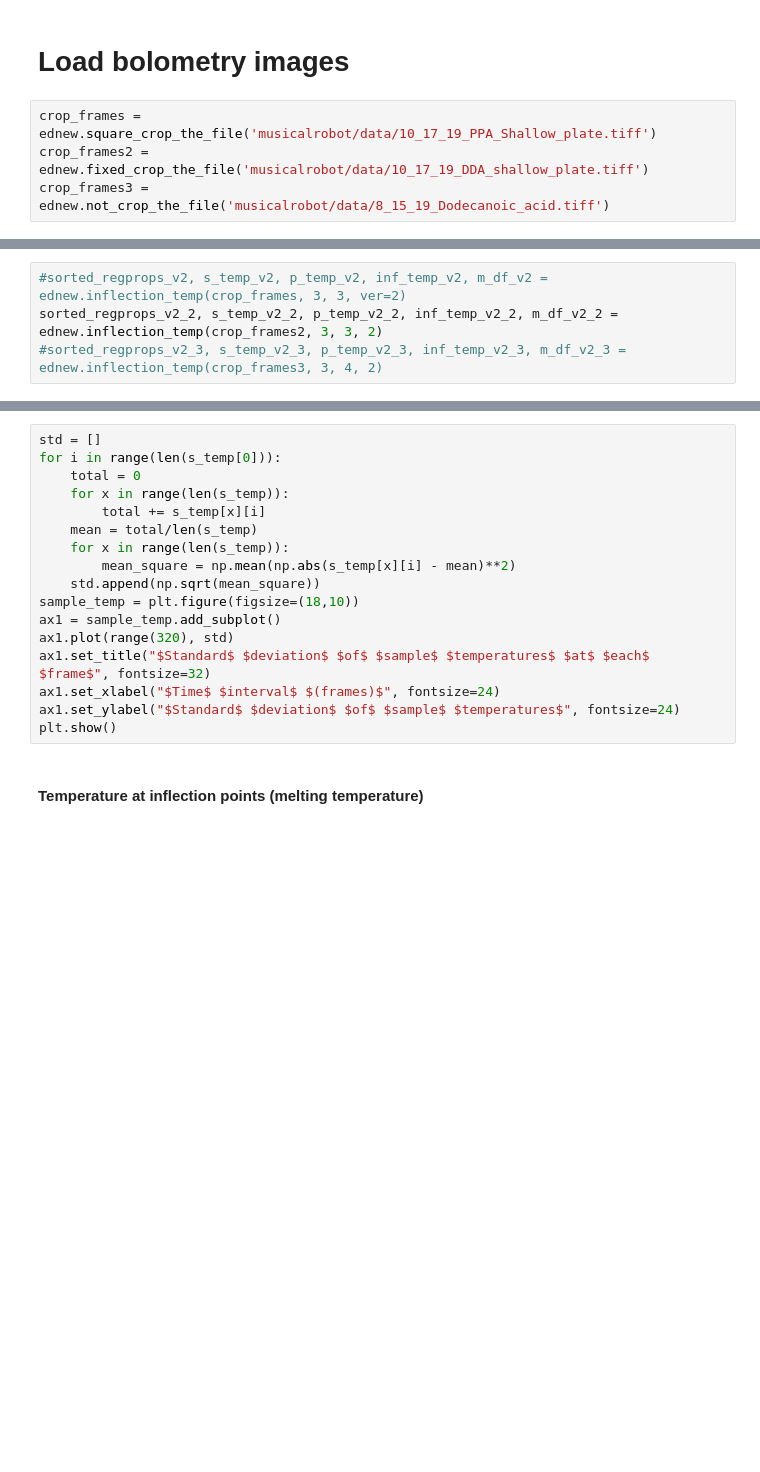
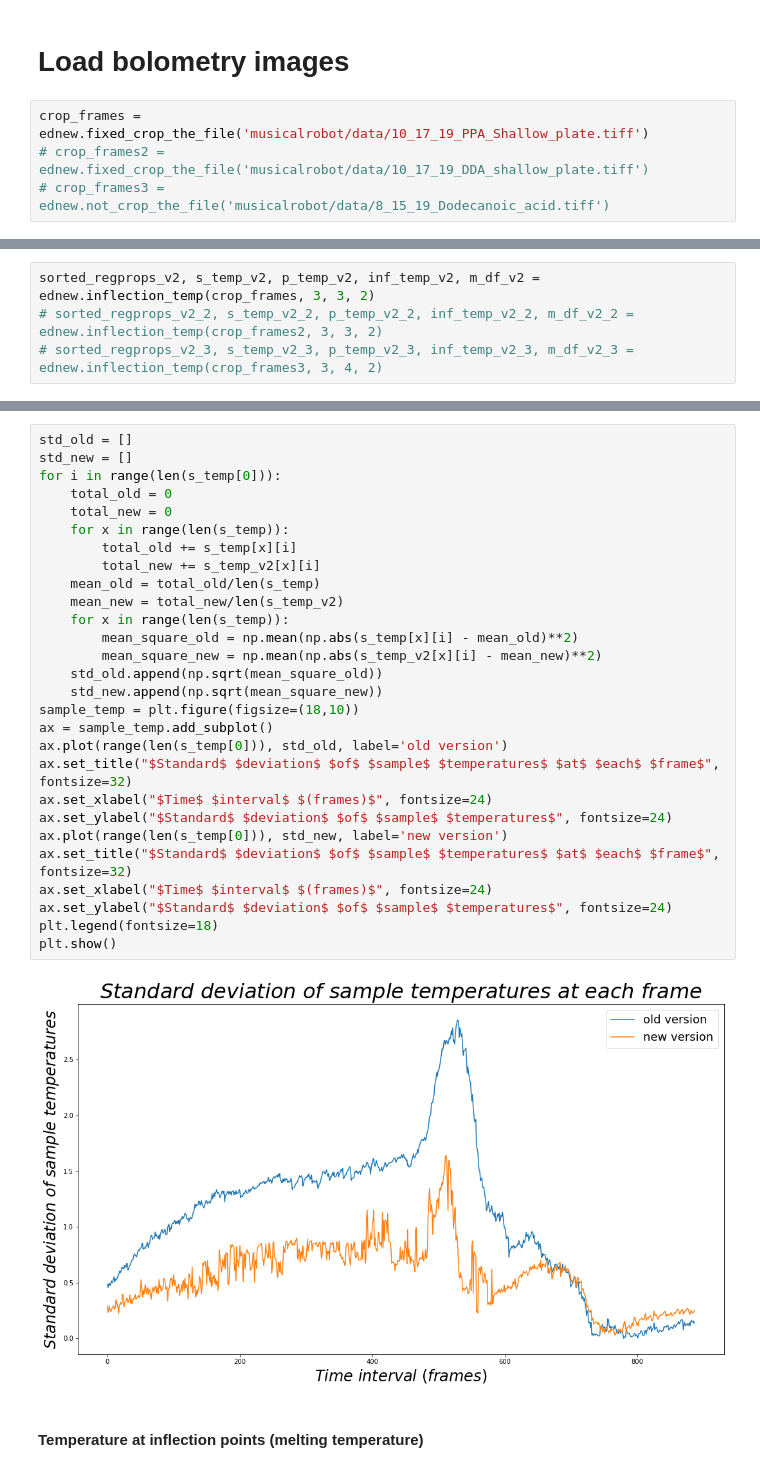
Before and after one commit to ng-git/musical-robot-ver2, a Jupyter notebook: Comparison.ipynb, the cells around one changed output, grey strips where cells are left out. Drawn from its saved outputs; the diff is of its cells as text; blank space fills up the shorter version.

Commit message:
comparison and some crop

```diff
--- a/Comparison.ipynb
+++ b/Comparison.ipynb
@@ -8,8 +8,8 @@ from musicalrobot import edge_detection_MN as ednew
 # %% [markdown]
 # Load bolometry images
 # %%
-crop_frames = ednew.square_crop_the_file('musicalrobot/data/10_17_19_PPA_Shallow_plate.tiff')
-crop_frames2 = ednew.fixed_crop_the_file('musicalrobot/data/10_17_19_DDA_shallow_plate.tiff')
-crop_frames3 = ednew.not_crop_the_file('musicalrobot/data/8_15_19_Dodecanoic_acid.tiff')
+crop_frames = ednew.fixed_crop_the_file('musicalrobot/data/10_17_19_PPA_Shallow_plate.tiff')
+# crop_frames2 = ednew.fixed_crop_the_file('musicalrobot/data/10_17_19_DDA_shallow_plate.tiff')
+# crop_frames3 = ednew.not_crop_the_file('musicalrobot/data/8_15_19_Dodecanoic_acid.tiff')
 # %%
 sorted_regprops, s_temp, p_temp, inf_temp, m_df = ed.inflection_temp(crop_frames, 3, 3)
@@ -18,4 +18,4 @@ sorted_regprops3, s_temp3, p_temp3, inf_temp3, m_df3 = ed.inflection_temp(crop_f
 # %%
-#sorted_regprops_v2, s_temp_v2, p_temp_v2, inf_temp_v2, m_df_v2 = ednew.inflection_temp(crop_frames, 3, 3, ver=2)
-sorted_regprops_v2_2, s_temp_v2_2, p_temp_v2_2, inf_temp_v2_2, m_df_v2_2 = ednew.inflection_temp(crop_frames2, 3, 3, 2)
-#sorted_regprops_v2_3, s_temp_v2_3, p_temp_v2_3, inf_temp_v2_3, m_df_v2_3 = ednew.inflection_temp(crop_frames3, 3, 4, 2)
+sorted_regprops_v2, s_temp_v2, p_temp_v2, inf_temp_v2, m_df_v2 = ednew.inflection_temp(crop_frames, 3, 3, 2)
+# sorted_regprops_v2_2, s_temp_v2_2, p_temp_v2_2, inf_temp_v2_2, m_df_v2_2 = ednew.inflection_temp(crop_frames2, 3, 3, 2)
+# sorted_regprops_v2_3, s_temp_v2_3, p_temp_v2_3, inf_temp_v2_3, m_df_v2_3 = ednew.inflection_temp(crop_frames3, 3, 4, 2)
@@ -26,21 +24,34 @@ inf_temp
 #### Calculate and plot std of sample temperatures at each frame
 # %%
-std = []
+std_old = []
+std_new = []
 for i in range(len(s_temp[0])):
-    total = 0
+    total_old = 0
+    total_new = 0
     for x in range(len(s_temp)):
-        total += s_temp[x][i]
-    mean = total/len(s_temp)
+        total_old += s_temp[x][i]
+        total_new += s_temp_v2[x][i]
+    mean_old = total_old/len(s_temp)
+    mean_new = total_new/len(s_temp_v2)
     for x in range(len(s_temp)):
-        mean_square = np.mean(np.abs(s_temp[x][i] - mean)**2)
-    std.append(np.sqrt(mean_square))
+        mean_square_old = np.mean(np.abs(s_temp[x][i] - mean_old)**2)
+        mean_square_new = np.mean(np.abs(s_temp_v2[x][i] - mean_new)**2)
+    std_old.append(np.sqrt(mean_square_old))
+    std_new.append(np.sqrt(mean_square_new))
 sample_temp = plt.figure(figsize=(18,10))
-ax1 = sample_temp.add_subplot()
-ax1.plot(range(320), std)
-ax1.set_title("$Standard$ $deviation$ $of$ $sample$ $temperatures$ $at$ $each$ $frame$", fontsize=32)
-ax1.set_xlabel("$Time$ $interval$ $(frames)$", fontsize=24)
-ax1.set_ylabel("$Standard$ $deviation$ $of$ $sample$ $temperatures$", fontsize=24)
+ax = sample_temp.add_subplot()
+ax.plot(range(len(s_temp[0])), std_old, label='old version')
+ax.set_title("$Standard$ $deviation$ $of$ $sample$ $temperatures$ $at$ $each$ $frame$", fontsize=32)
+ax.set_xlabel("$Time$ $interval$ $(frames)$", fontsize=24)
+ax.set_ylabel("$Standard$ $deviation$ $of$ $sample$ $temperatures$", fontsize=24)
+ax.plot(range(len(s_temp[0])), std_new, label='new version')
+ax.set_title("$Standard$ $deviation$ $of$ $sample$ $temperatures$ $at$ $each$ $frame$", fontsize=32)
+ax.set_xlabel("$Time$ $interval$ $(frames)$", fontsize=24)
+ax.set_ylabel("$Standard$ $deviation$ $of$ $sample$ $temperatures$", fontsize=24)
+plt.legend(fontsize=18)
 plt.show()
+# %% [output]
+[figure, added]
 # %% [markdown]
 #### Temperature at inflection points (melting temperature)
 # %%
```
Also changed, not shown: parts of 6 cells of this notebook, 2 other files.
